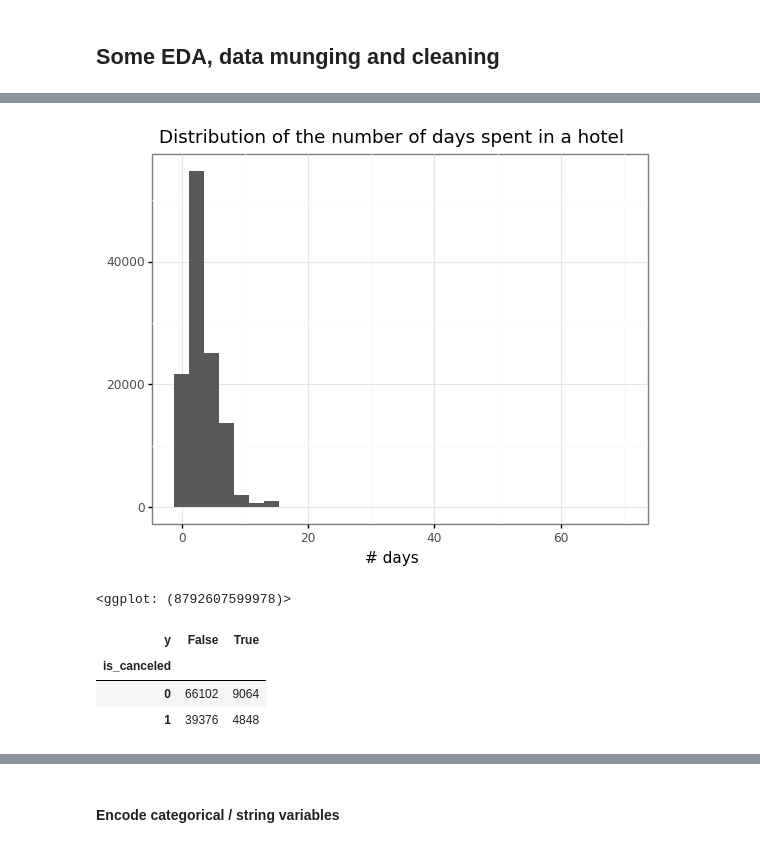
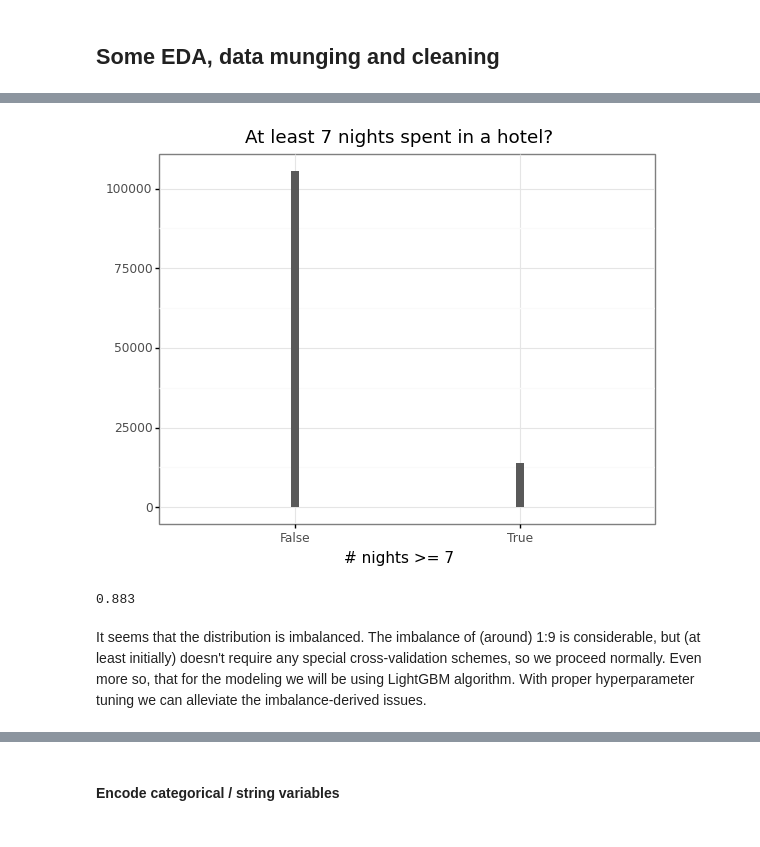
Before and after one commit to Garrus990/wave, a Jupyter notebook: notebooks/task-2.ipynb, the cells around one changed output, grey strips where cells are left out. Cells and saved outputs as stored; diff of their text form; code cells hidden in the pictures.

```diff
--- a/notebooks/task-2.ipynb
+++ b/notebooks/task-2.ipynb
@@ -5,6 +10,8 @@ import plotnine as pln
 # %%
 bookings = pd.read_csv('../data/hotel_bookings.csv')
 bookings.loc[:, 'y'] = (bookings['stays_in_week_nights'] + bookings['stays_in_weekend_nights']) >= 7
+# we drop the columns that were used to create our dependent variable so that we do not include it accidentaly into training
+bookings = bookings.drop(columns=['stays_in_week_nights', 'stays_in_weekend_nights'])
 # %%
 bookings.shape
 # %% [output]
@@ -70,16 +26,15 @@ bookings.head()
 # %%
+# let's start with the plot of the independent variable (y)
 (pln.ggplot(bookings)
- + pln.geom_histogram(pln.aes(x='stays_in_weekend_nights+stays_in_week_nights'), bins=30)
- + pln.labs(x='# days', y='', title='Distribution of the number of days spent in a hotel')
+ + pln.geom_histogram(pln.aes(x='factor(y)'), bins=30)
+ + pln.labs(x='# nights >= 7', y='', title='At least 7 nights spent in a hotel?')
  + pln.theme_bw()
-)
+).draw();
 # %% [output]
-[figure, old version]
+[figure, new version]
-<ggplot: (8792607599978)>
-# %%
-pd.crosstab(bookings['is_canceled'], bookings['y'])
-# %% [output]
-| y | False | True |
-| is_canceled |  |  |
-| 0 | 66102 | 9064 |
-| 1 | 39376 | 4848 |
+# %%
+round(bookings['y'].value_counts().max() / bookings['y'].value_counts().sum(), 3)
+# %% [output]
+0.883
+# %% [markdown]
+It seems that the distribution is imbalanced. The imbalance of (around) 1:9 is considerable, but (at least initially) doesn't require any special cross-validation schemes, so we proceed normally. Even more so, that for the modeling we will be using LightGBM algorithm. With proper hyperparameter tuning we can alleviate the imbalance-derived issues.
```
Also changed, not shown: parts of 41 cells of this notebook, 4 other files.
